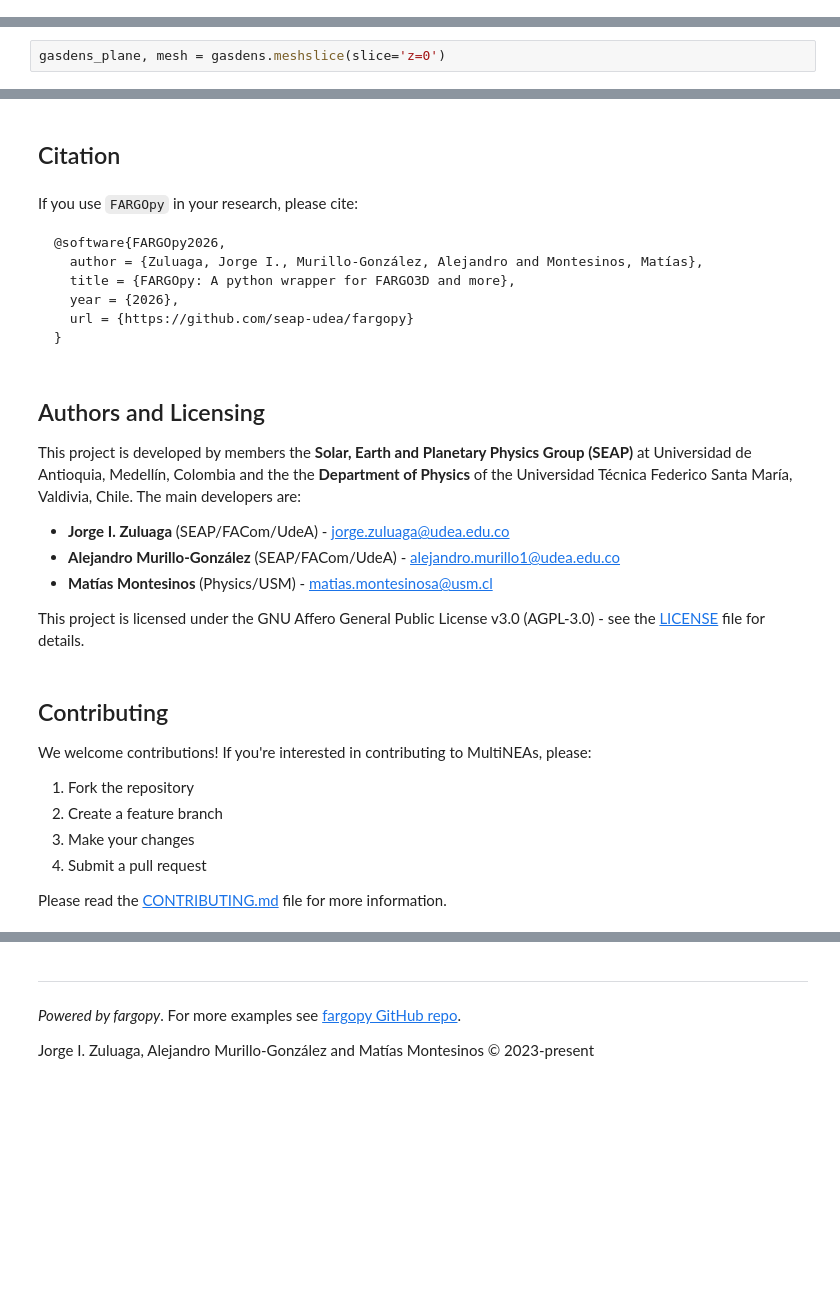
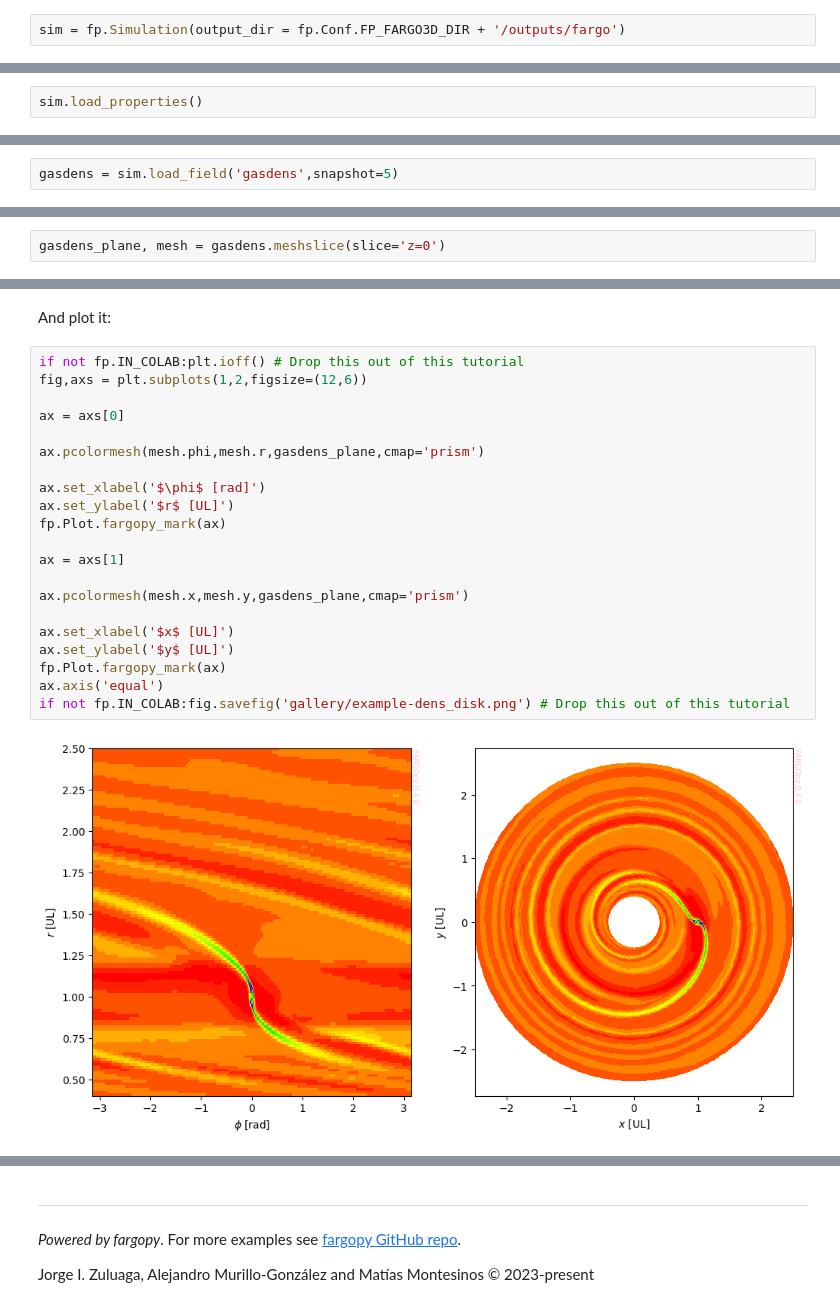
Before and after one commit to seap-udea/fargopy, a Jupyter notebook: README.ipynb, the cells around one changed output, grey strips where cells are left out. Cells and saved outputs as stored; diff of their text form; blank space fills up the shorter version.

Commit message:
[FIX] Science

````diff
--- a/README.ipynb
+++ b/README.ipynb
@@ -172,0 +241,2 @@ Crate a 2D slice of a 3D field at $z=0$,
+# %%
+sim = fp.Simulation(output_dir = fp.Conf.FP_FARGO3D_DIR + '/outputs/fargo')
@@ -172,0 +258,2 @@ Crate a 2D slice of a 3D field at $z=0$,
+# %%
+sim.load_properties()
@@ -172,0 +274,2 @@ Crate a 2D slice of a 3D field at $z=0$,
+# %%
+gasdens = sim.load_field('gasdens',snapshot=5)
@@ -333,47 +299,25 @@ For a detailed list of changes and new features in each version, please see the
-# %% [markdown]
-## Citation
-# %% [markdown]
-If you use `FARGOpy` in your research, please cite:
-
-```bibtex
-@software{FARGOpy2026,
-  author = {Zuluaga, Jorge I., Murillo-González, Alejandro and Montesinos, Matías},
-  title = {FARGOpy: A python wrapper for FARGO3D and more},
-  year = {2026},
-  url = {https://github.com/seap-udea/fargopy}
-}
-```
-
-<!-- You may also cite our first science paper using the package:
-
-```bibtex
-@article{Zuluaga2026,
-  author = {Murillo-González, Alejandro, Zuluaga, Jorge I. and Montesinos, Matías},
-  title = {Characterizing the PDS 70c Circumplanetary Disk: High-Resolution 3D Simulations and Analysis with FARGO3D and FARGOpy},
-  year = {2026},
-  journal = {In preparation},
-  url = {https://github.com/seap-udea/fargopy}
-}
-``` -->
-# %% [markdown]
-
-## Authors and Licensing
-
-This project is developed by members the **Solar, Earth and Planetary Physics Group (SEAP)** at Universidad de Antioquia, Medellín, Colombia and the the **Department of Physics** of the Universidad Técnica Federico Santa María, Valdivia, Chile. The main developers are:
-
-- **Jorge I. Zuluaga** (SEAP/FACom/UdeA) - jorge.zuluaga@udea.edu.co
-- **Alejandro Murillo-González** (SEAP/FACom/UdeA) - alejandro.murillo1@udea.edu.co
-- **Matías Montesinos** (Physics/USM) - matias.montesinosa@usm.cl
-
-This project is licensed under the GNU Affero General Public License v3.0 (AGPL-3.0) - see the [LICENSE](LICENSE) file for details.
-# %% [markdown]
-## Contributing
-
-We welcome contributions! If you're interested in contributing to MultiNEAs, please:
-
-1. Fork the repository
-2. Create a feature branch
-3. Make your changes
-4. Submit a pull request
-
-Please read the [CONTRIBUTING.md](CONTRIBUTING.md) file for more information.
+# %% [markdown]
+And plot it:
+# %%
+if not fp.IN_COLAB:plt.ioff() # Drop this out of this tutorial
+fig,axs = plt.subplots(1,2,figsize=(12,6))
+
+ax = axs[0]
+
+ax.pcolormesh(mesh.phi,mesh.r,gasdens_plane,cmap='prism')
+
+ax.set_xlabel('$\phi$ [rad]')
+ax.set_ylabel('$r$ [UL]')
+fp.Plot.fargopy_mark(ax)
+
+ax = axs[1]
+
+ax.pcolormesh(mesh.x,mesh.y,gasdens_plane,cmap='prism')
+
+ax.set_xlabel('$x$ [UL]')
+ax.set_ylabel('$y$ [UL]')
+fp.Plot.fargopy_mark(ax)
+ax.axis('equal')
+if not fp.IN_COLAB:fig.savefig('gallery/example-dens_disk.png') # Drop this out of this tutorial
+# %% [output]
+[figure, added]
````
Also changed, not shown: parts of 114 cells of this notebook, 4 other files.
